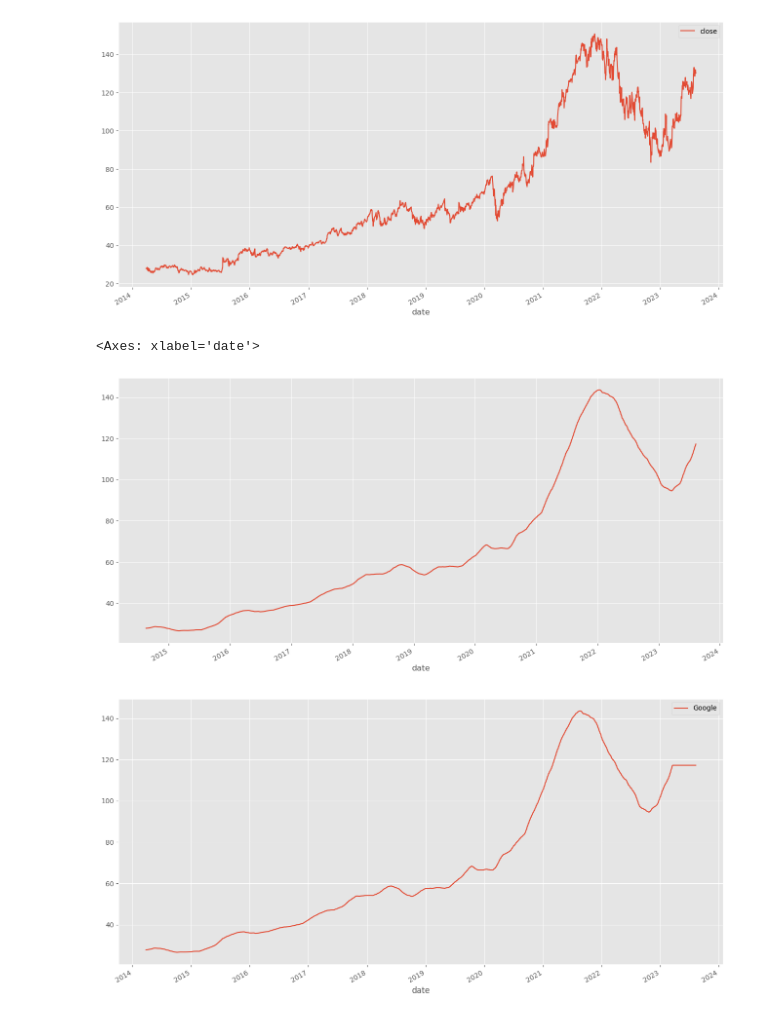
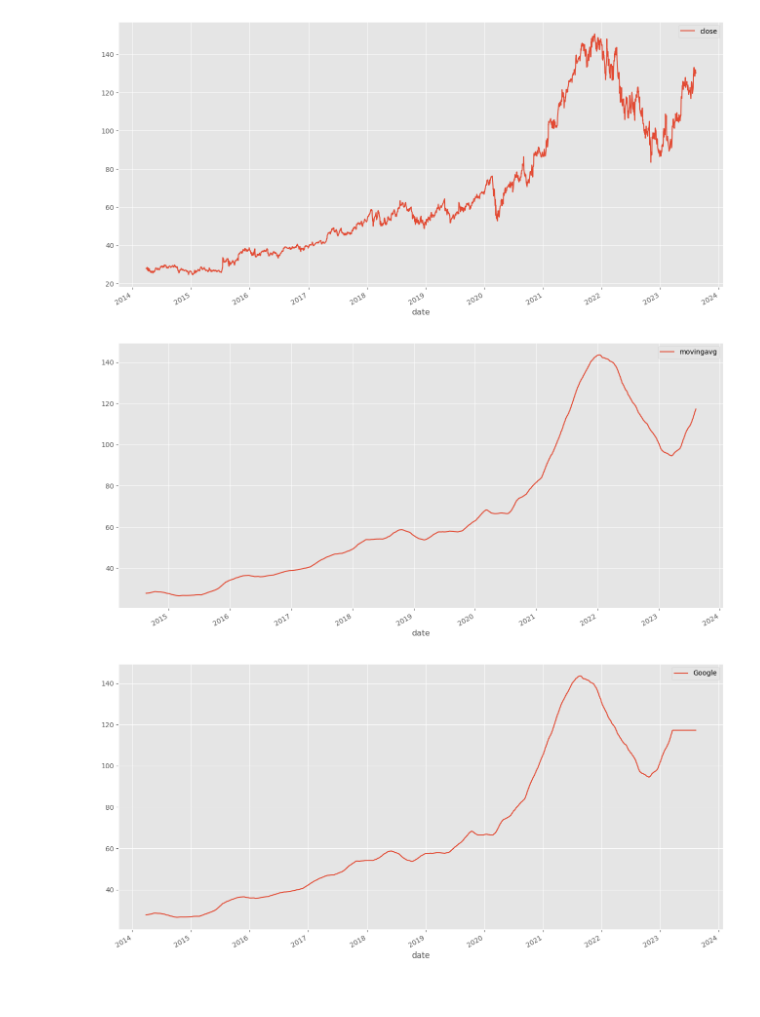
Before and after one commit to MITHILESHREDDY/ALA, a Jupyter notebook: Assignment_01/get_stockprice_smooth_trend.ipynb, the cells around one changed output. Cells and saved outputs as stored; diff of their text form; code cells hidden in the pictures.

Commit message:
removed rolling mean function, instead used lists

```diff
--- a/Assignment_01/get_stockprice_smooth_trend.ipynb
+++ b/Assignment_01/get_stockprice_smooth_trend.ipynb
@@ -63,15 +63,26 @@ df_google.plot(x="date", y="close", figsize=(16,8))
 plt.show()
 # %% [output]
 [figure]
-# %%
-# Soomthing the plot by using rolling mean. This performs moving average i.e., calculating the average over a window of data points.
-# Considering the size of the moving window as 100 to achieve the desired plot
-
-df_google =df_google.set_index('date')
-df_google['close'].rolling(100).mean().plot(figsize=(16,8))
-# %% [output]
-<Axes: xlabel='date'>
-[figure, removed]
+# %%
+closelist = list(df_google.close)
+window_size=100
+i=0
+moving_avg=[]
+
+while i<len(closelist)-window_size+1:
+    w=closelist[i:i+window_size]
+    avg=round(sum(w)/window_size,2)
+    moving_avg.append(avg)
+    i+=1
+
+for i in range(0,99):
+    moving_avg.insert(0,None)
+
+df_google['movingavg']=moving_avg
+df_google.plot(x='date',y='movingavg',figsize=(16,8))
+plt.show()
+# %% [output]
+[figure, added]
 # %%
 # %% [output]
 [figure]
```
